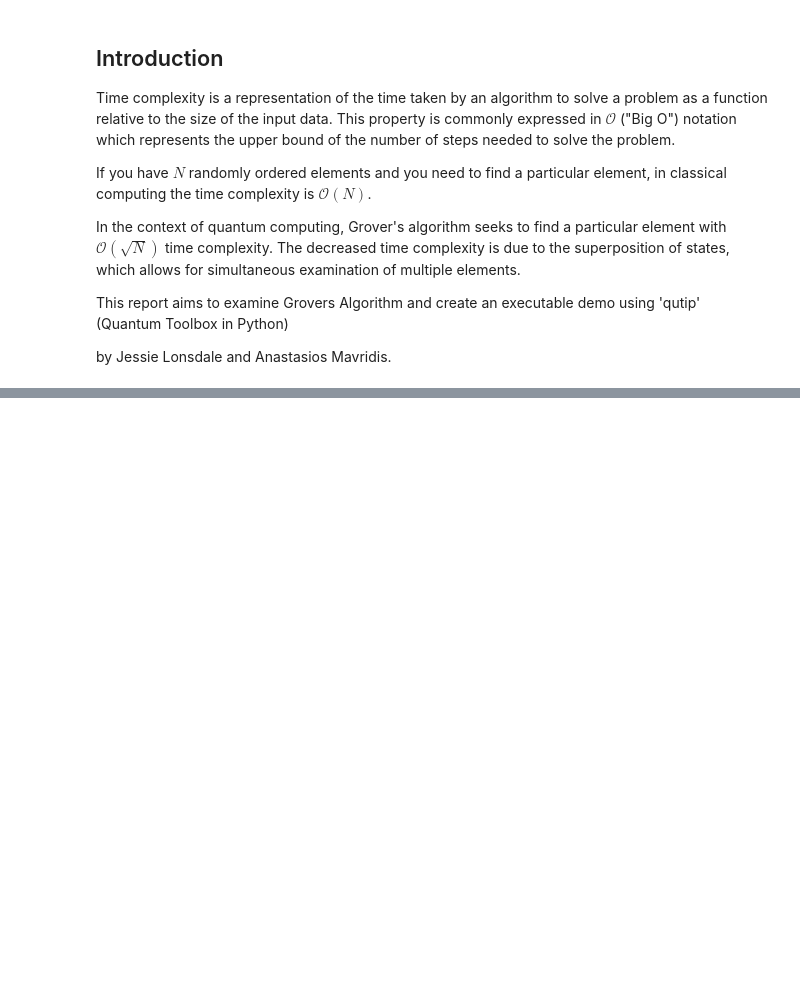
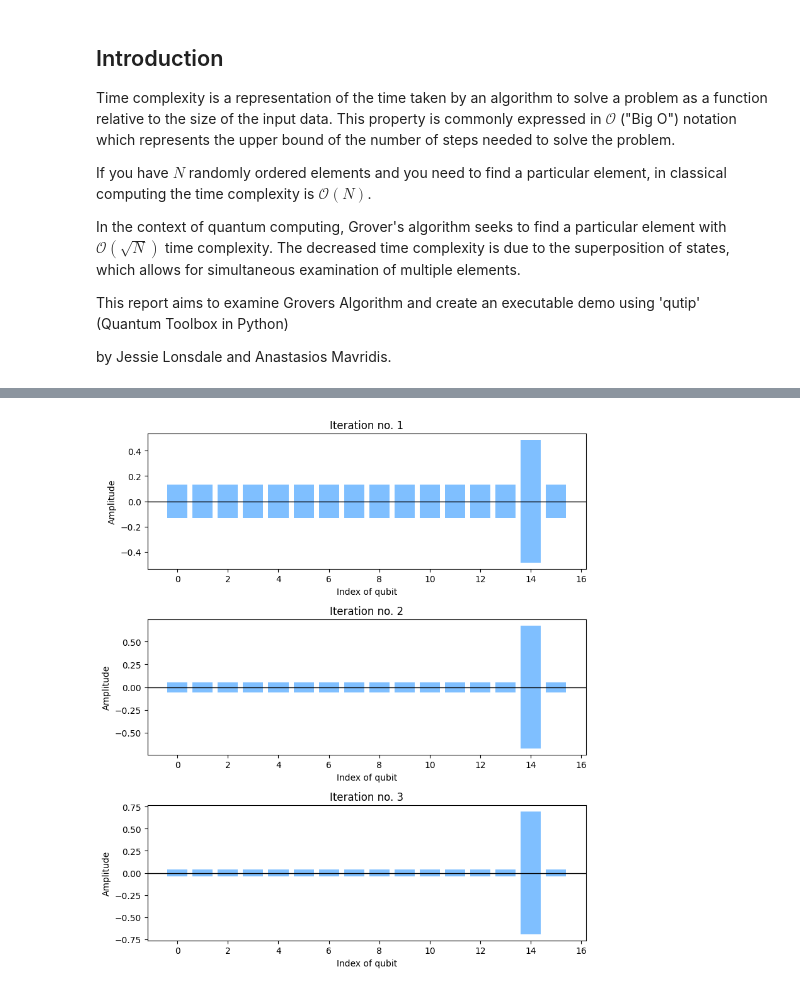
Before and after one commit to jlonsdale/grovers-algo, a Jupyter notebook: grovers algorithm.ipynb, the cells around one changed output, grey strips where cells are left out. Saved outputs shown, nothing was run; the diff lists cells and outputs as text; code cells hidden in the pictures; blank space fills up the shorter version.

```diff
--- a/grovers algorithm.ipynb
+++ b/grovers algorithm.ipynb
@@ -129,0 +133,24 @@ Success! Grovers algorithm has found the correct position.
+# %%
+haystack2, needle2 = generate_search_problem(4)
+state_progression = np.array(grovers_circuit(haystack2, needle2))
+
+nrows = len(state_progression)
+fig, axes = plt.subplots(nrows=nrows, ncols=1, figsize=(8, 3*nrows))
+
+for i, data in reversed(list(enumerate(state_progression))):
+    flatten_data = [[],[]]
+    for j in range(0, len(data), 2):
+        flatten_data[0].append(abs(data[j][0]))
+        flatten_data[1].append(-abs(data[j+1][0]))
+    ax = axes[i]
+    ax.bar(range(len(flatten_data[0])), flatten_data[0], color='#7fbfff')
+    ax.bar(range(len(flatten_data[1])), flatten_data[1], color='#7fbfff')
+    ax.axhline(0, color='k', lw=1)  # Add horizontal line at y=0
+    ax.set_xlabel('Index of qubit')
+    ax.set_ylabel('Amplitude')
+    ax.set_title('Iteration no. ' + str(i+1))
+
+plt.tight_layout()
+plt.show()
+# %% [output]
+[figure, added]
```
Also changed, not shown: parts of 2 cells of this notebook.
